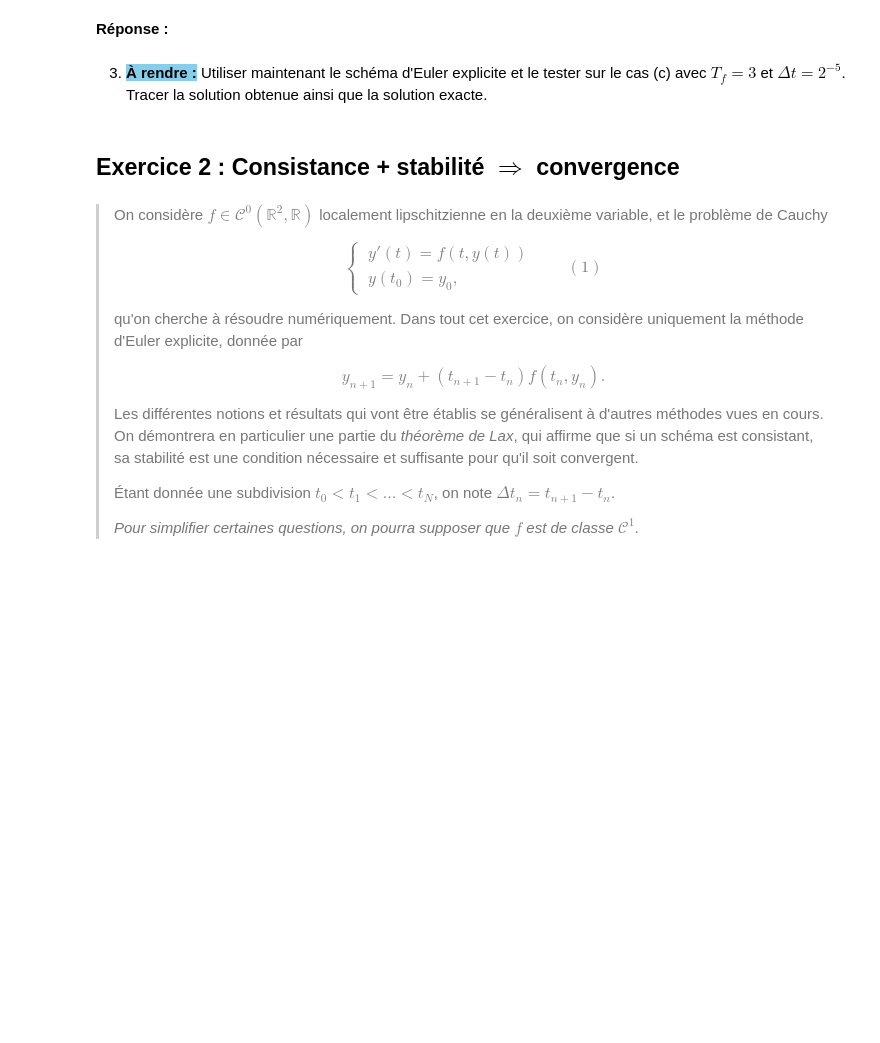
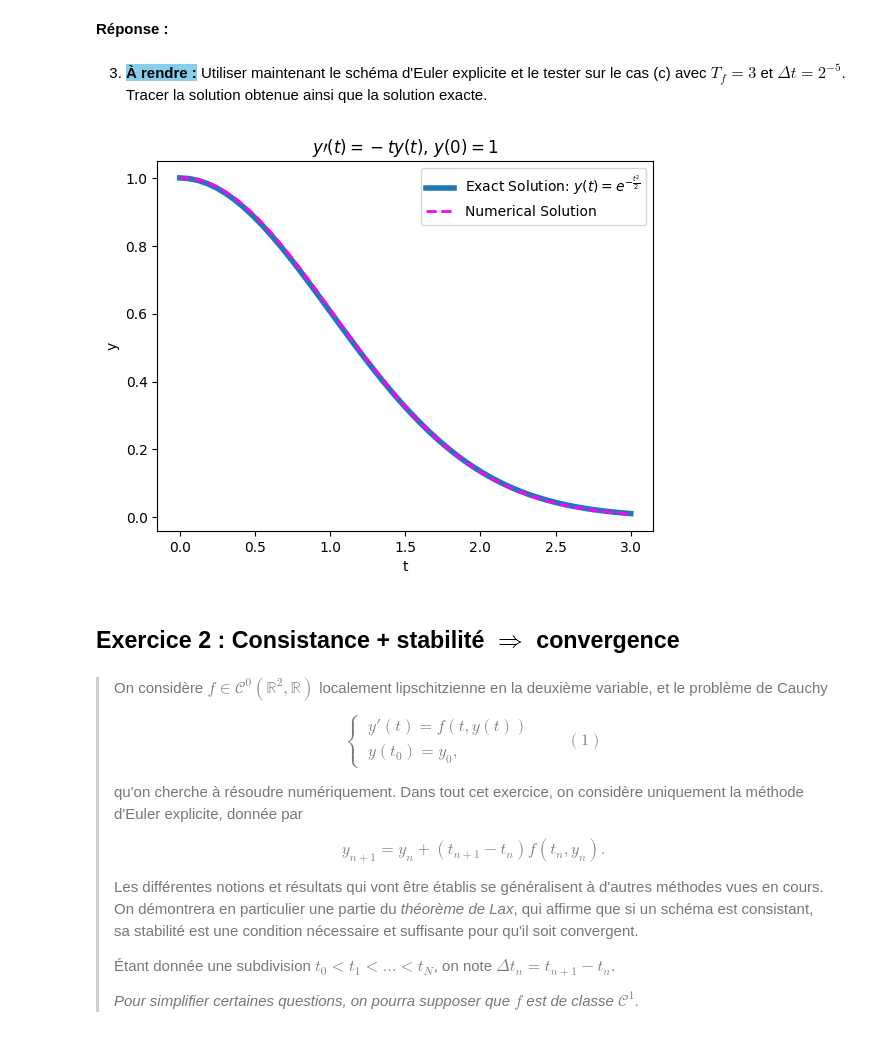
Before and after one commit to Eric-Guerra-Ribeiro/AMP_41012, a Jupyter notebook: pc7.ipynb, the cells around one changed output. Cells and saved outputs as stored; diff of their text form; code cells hidden in the pictures; blank space fills up the shorter version.

```diff
--- a/pc7.ipynb
+++ b/pc7.ipynb
@@ -142,3 +213,22 @@ Utiliser maintenant le schéma d'Euler explicite et le tester sur le cas (c) ave
+# %%
+# Tracer la solution numérique avec les paramètres donnés dans le cas c
+
+T_f = 3
+dt = 2**(-5)
+y0 = 1
+
+yc_n = Euler_explicite(f_c, y0, dt, T_f)
+
+
+plt.plot(np.linspace(0, T_f), np.exp(-(np.linspace(0, T_f)**2)/2), label='Exact Solution: $y(t) = e^{-\\frac{t^2}{2}}$', linewidth=4)
+plt.plot(np.linspace(0, T_f, len(yc_n)), yc_n, label=f'Numerical Solution', linewidth=2, color='fuchsia', linestyle='--')
+plt.title('$y\\prime(t) = -ty(t)$, $y(0) = 1$')
+plt.ylabel('y')
+plt.xlabel('t')
+plt.legend()
+plt.show()
+# %% [output]
+[figure, added]
 # %% [markdown]
 ## Exercice 2 : Consistance + stabilité $\Rightarrow$ convergence
 # %% [markdown]
```
Also changed, not shown: parts of 28 cells of this notebook.
